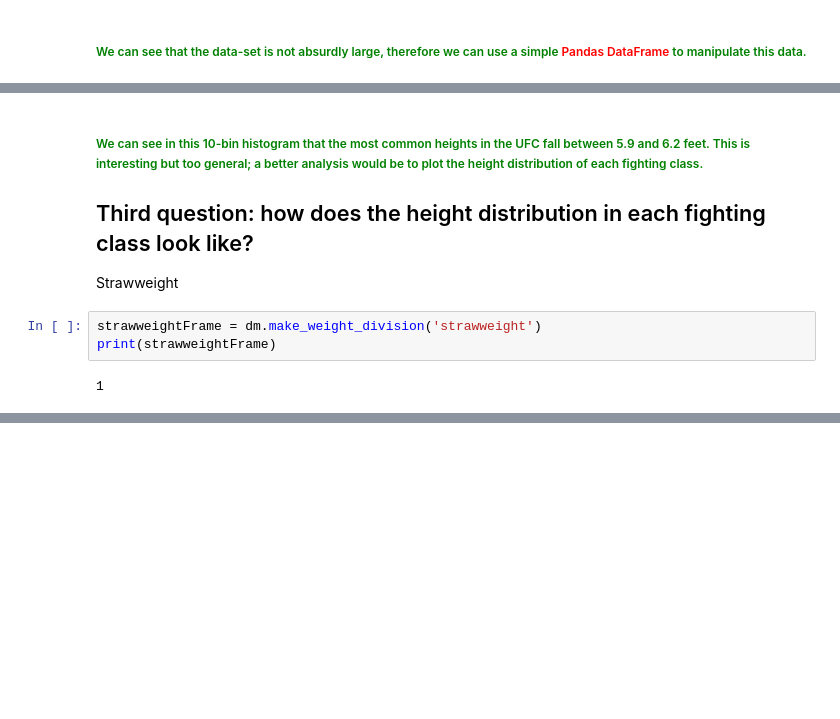
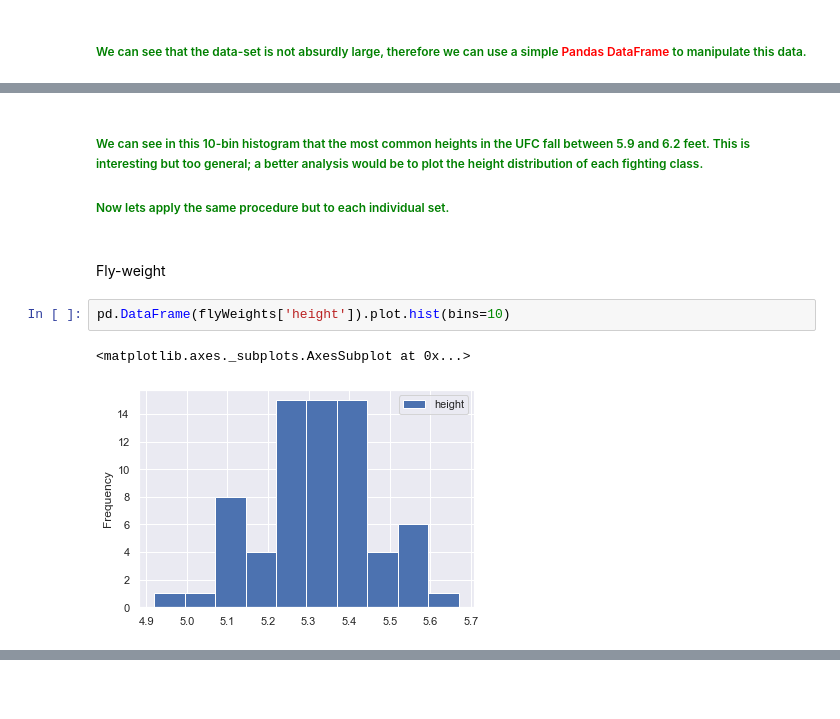
Before and after one commit to egarcia11/ufc_data_analysis, a Jupyter notebook: notebooks/basic_analysis.ipynb, the cells around one changed output, grey strips where cells are left out. Saved outputs shown, nothing was run; the diff lists cells and outputs as text; blank space fills up the shorter version.

```diff
--- a/notebooks/basic_analysis.ipynb
+++ b/notebooks/basic_analysis.ipynb
@@ -200,13 +122,14 @@ NameError: name 'fighterFrame' is not defined
     fall between 5.9 and 6.2 feet. This is interesting but too general; a better
     analysis would be to plot the height distribution of each fighting class.
 </h6>
+<h6 style="color:green">
+    Now lets apply the same procedure but to each individual set.
+</h6>
 <h6 style="color:green"></h6>
-<h2 style="color:black">
-    Third question: how does the height distribution in each fighting class look like?
-</h2>
-<p>Strawweight</p>
-# %%
-strawweightFrame = dm.make_weight_division('strawweight')
-print(strawweightFrame)
-# %% [output]
-1
+# %% [markdown]
+<p>Fly-weight</p>
+# %%
+pd.DataFrame(flyWeights['height']).plot.hist(bins=10)
+# %% [output]
+<matplotlib.axes._subplots.AxesSubplot at 0x...>
+[figure, added]
```
Also changed, not shown: parts of 37 cells of this notebook.
